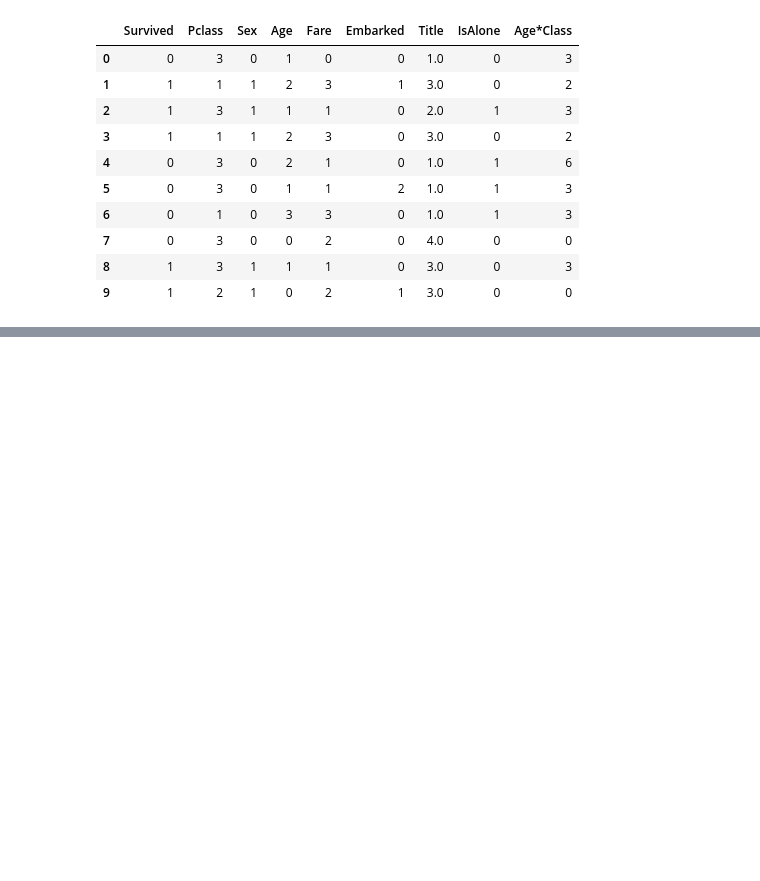
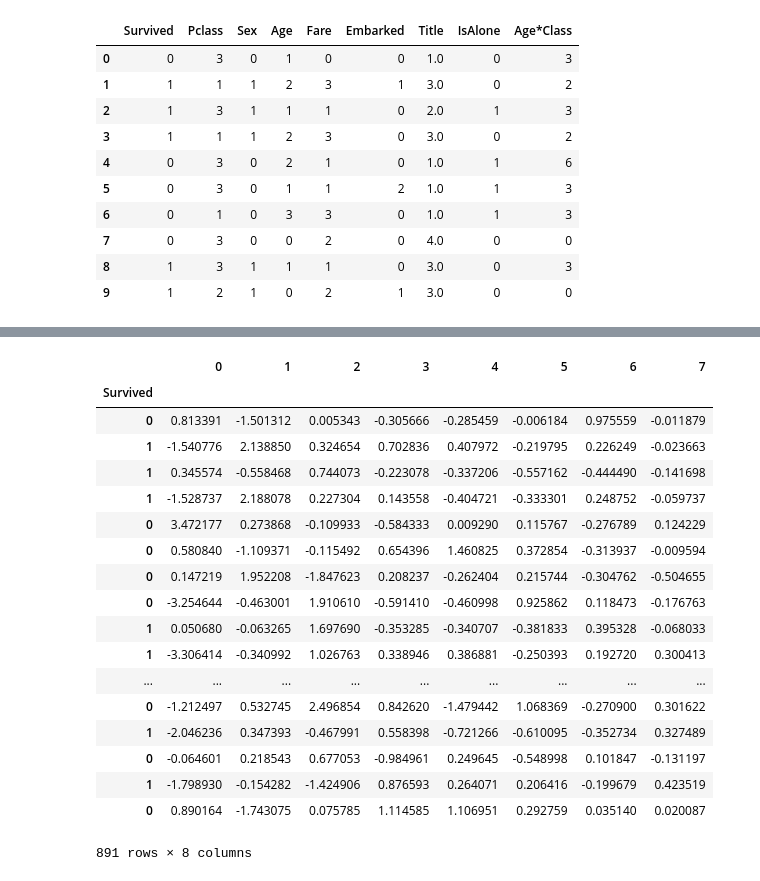
Before and after one commit to babinyurii/study-bench, a Jupyter notebook: titanic/titanic_data_analysis_case_study.ipynb, the cells around one changed output, grey strips where cells are left out. Drawn from its saved outputs; the diff is of its cells as text; code cells hidden in the pictures; blank space fills up the shorter version.

```diff
--- a/titanic/titanic_data_analysis_case_study.ipynb
+++ b/titanic/titanic_data_analysis_case_study.ipynb
@@ -844,0 +1122,22 @@ test_df.head(10)
+# %%
+X_df
+# %% [output]
+|  | 0 | 1 | 2 | 3 | 4 | 5 | 6 | 7 |
+| Survived |  |  |  |  |  |  |  |  |
+| 0 | 0.813391 | -1.501312 | 0.005343 | -0.305666 | -0.285459 | -0.006184 | 0.975559 | -0.011879 |
+| 1 | -1.540776 | 2.138850 | 0.324654 | 0.702836 | 0.407972 | -0.219795 | 0.226249 | -0.023663 |
+| 1 | 0.345574 | -0.558468 | 0.744073 | -0.223078 | -0.337206 | -0.557162 | -0.444490 | -0.141698 |
+| 1 | -1.528737 | 2.188078 | 0.227304 | 0.143558 | -0.404721 | -0.333301 | 0.248752 | -0.059737 |
+| 0 | 3.472177 | 0.273868 | -0.109933 | -0.584333 | 0.009290 | 0.115767 | -0.276789 | 0.124229 |
+| 0 | 0.580840 | -1.109371 | -0.115492 | 0.654396 | 1.460825 | 0.372854 | -0.313937 | -0.009594 |
+| 0 | 0.147219 | 1.952208 | -1.847623 | 0.208237 | -0.262404 | 0.215744 | -0.304762 | -0.504655 |
+| 0 | -3.254644 | -0.463001 | 1.910610 | -0.591410 | -0.460998 | 0.925862 | 0.118473 | -0.176763 |
+| 1 | 0.050680 | -0.063265 | 1.697690 | -0.353285 | -0.340707 | -0.381833 | 0.395328 | -0.068033 |
+| 1 | -3.306414 | -0.340992 | 1.026763 | 0.338946 | 0.386881 | -0.250393 | 0.192720 | 0.300413 |
+| ... | ... | ... | ... | ... | ... | ... | ... | ... |
+| 0 | -1.212497 | 0.532745 | 2.496854 | 0.842620 | -1.479442 | 1.068369 | -0.270900 | 0.301622 |
+| 1 | -2.046236 | 0.347393 | -0.467991 | 0.558398 | -0.721266 | -0.610095 | -0.352734 | 0.327489 |
+| 0 | -0.064601 | 0.218543 | 0.677053 | -0.984961 | 0.249645 | -0.548998 | 0.101847 | -0.131197 |
+| 1 | -1.798930 | -0.154282 | -1.424906 | 0.876593 | 0.264071 | 0.206416 | -0.199679 | 0.423519 |
+| 0 | 0.890164 | -1.743075 | 0.075785 | 1.114585 | 1.106951 | 0.292759 | 0.035140 | 0.020087 |
+891 rows × 8 columns
```
Also changed, not shown: parts of 56 cells of this notebook.
